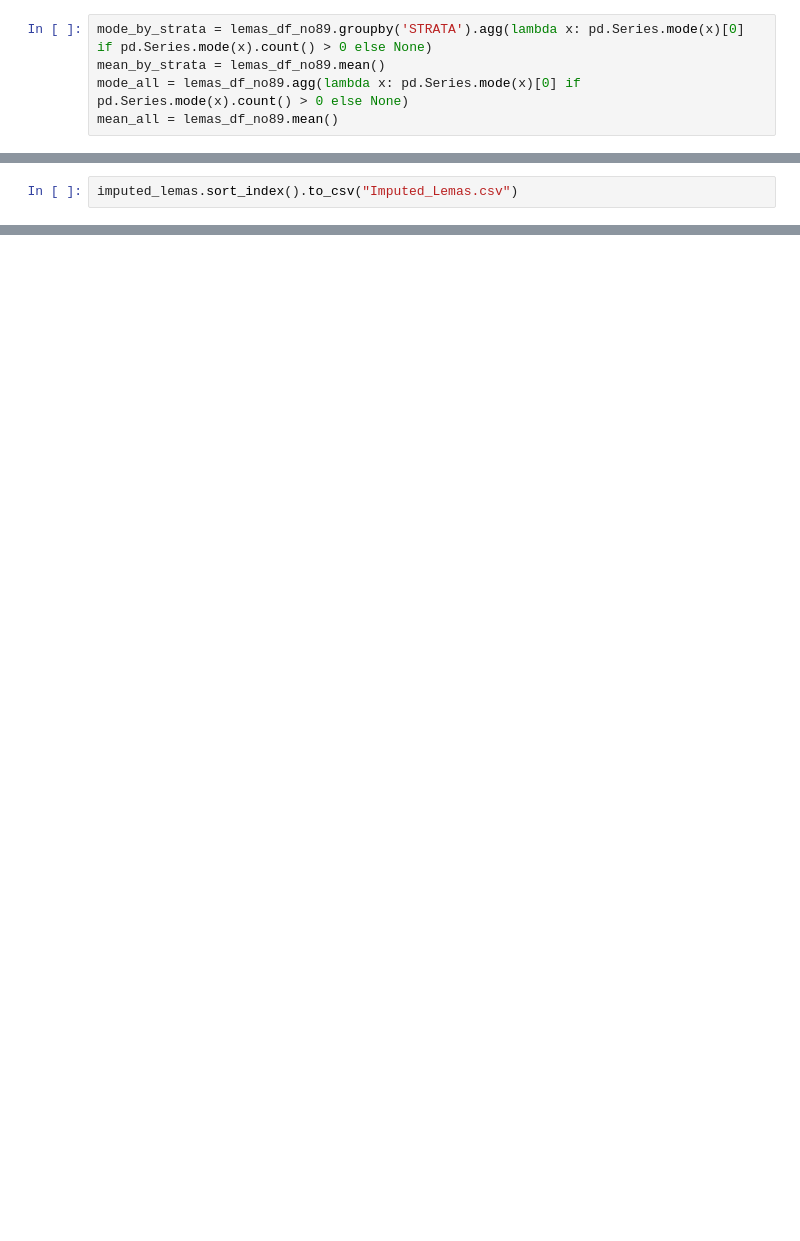
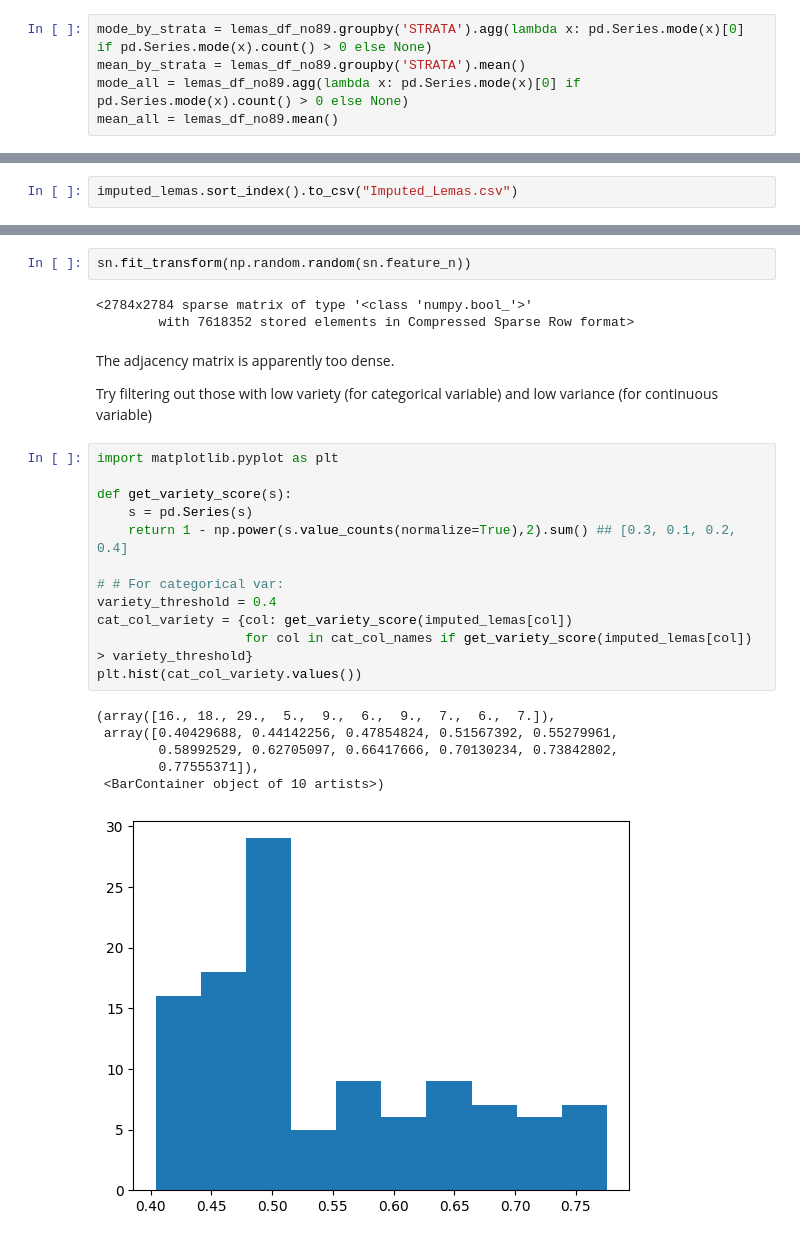
Before and after one commit to teddy21019/NIBRS_diffusion, a Jupyter notebook: similarity_network.ipynb, the cells around one changed output, grey strips where cells are left out. Drawn from its saved outputs; the diff is of its cells as text; blank space fills up the shorter version.

Commit message:
Format inputed data and create sim network

```diff
--- a/similarity_network.ipynb
+++ b/similarity_network.ipynb
@@ -285,6 +294,6 @@ lemas_df_no89 = (lemas_df
                  .pipe(lc.remove_col_with_many_89)) # default keeping -8
 # %%
 mode_by_strata = lemas_df_no89.groupby('STRATA').agg(lambda x: pd.Series.mode(x)[0] if pd.Series.mode(x).count() > 0 else None)
-mean_by_strata = lemas_df_no89.mean()
+mean_by_strata = lemas_df_no89.groupby('STRATA').mean()
 mode_all = lemas_df_no89.agg(lambda x: pd.Series.mode(x)[0] if pd.Series.mode(x).count() > 0 else None)
 mean_all = lemas_df_no89.mean()
@@ -364,0 +375,28 @@ dtype: float64
+# %%
+sn.fit_transform(np.random.random(sn.feature_n))
+# %% [output]
+<2784x2784 sparse matrix of type '<class 'numpy.bool_'>'
+        with 7618352 stored elements in Compressed Sparse Row format>
+# %% [markdown]
+The adjacency matrix is apparently too dense.
+
+Try filtering out those with low variety (for categorical variable) and low variance (for continuous variable)
+# %%
+import matplotlib.pyplot as plt
+
+def get_variety_score(s):
+    s = pd.Series(s)
+    return 1 - np.power(s.value_counts(normalize=True),2).sum() ## [0.3, 0.1, 0.2, 0.4]
+
+# # For categorical var:
+variety_threshold = 0.4
+cat_col_variety = {col: get_variety_score(imputed_lemas[col])
+                   for col in cat_col_names if get_variety_score(imputed_lemas[col]) > variety_threshold}
+plt.hist(cat_col_variety.values())
+# %% [output]
+(array([16., 18., 29.,  5.,  9.,  6.,  9.,  7.,  6.,  7.]),
+ array([0.40429688, 0.44142256, 0.47854824, 0.51567392, 0.55279961,
+        0.58992529, 0.62705097, 0.66417666, 0.70130234, 0.73842802,
+        0.77555371]),
+ <BarContainer object of 10 artists>)
+[figure, added]
```
Also changed, not shown: parts of 19 cells of this notebook, 1 other file.
